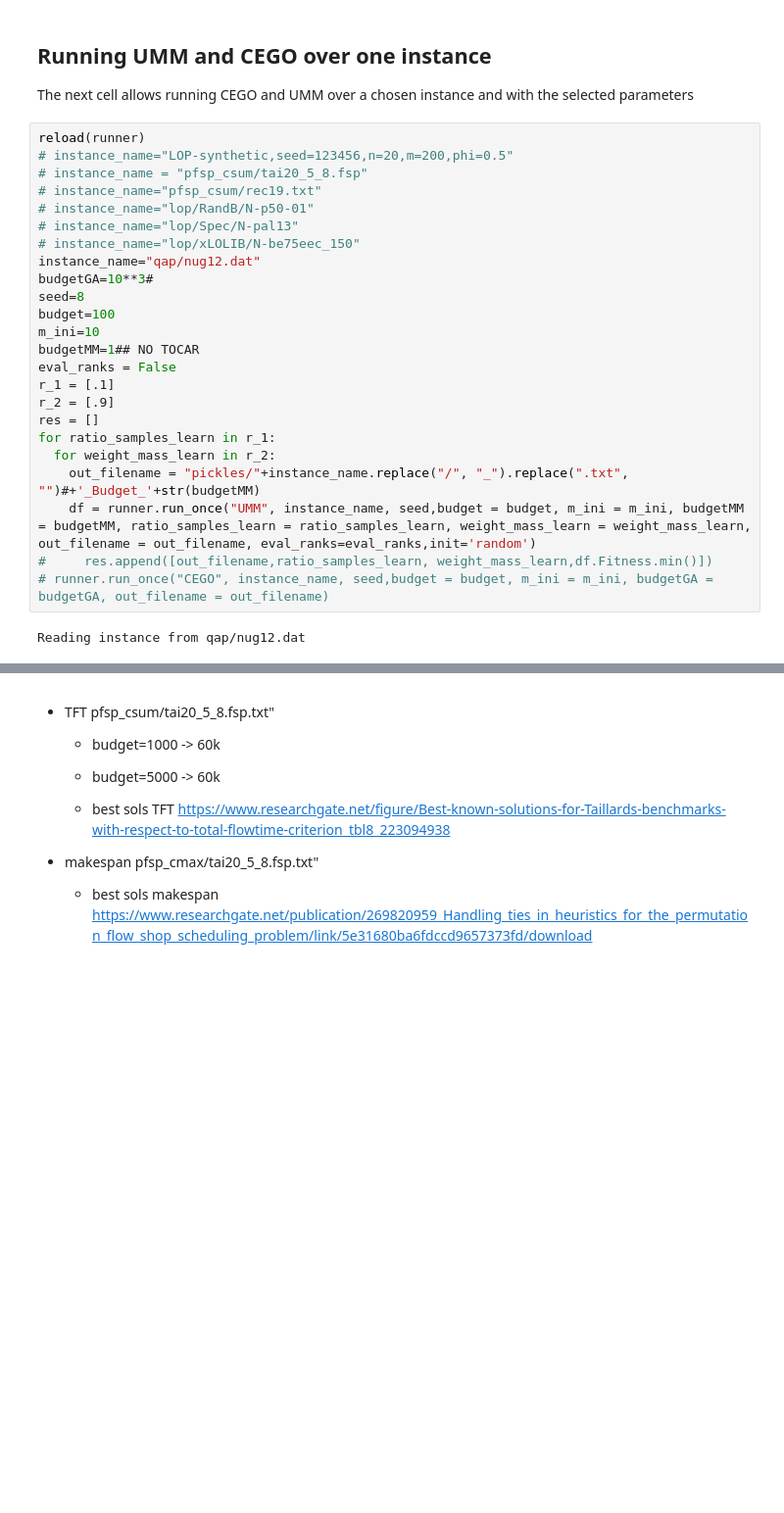
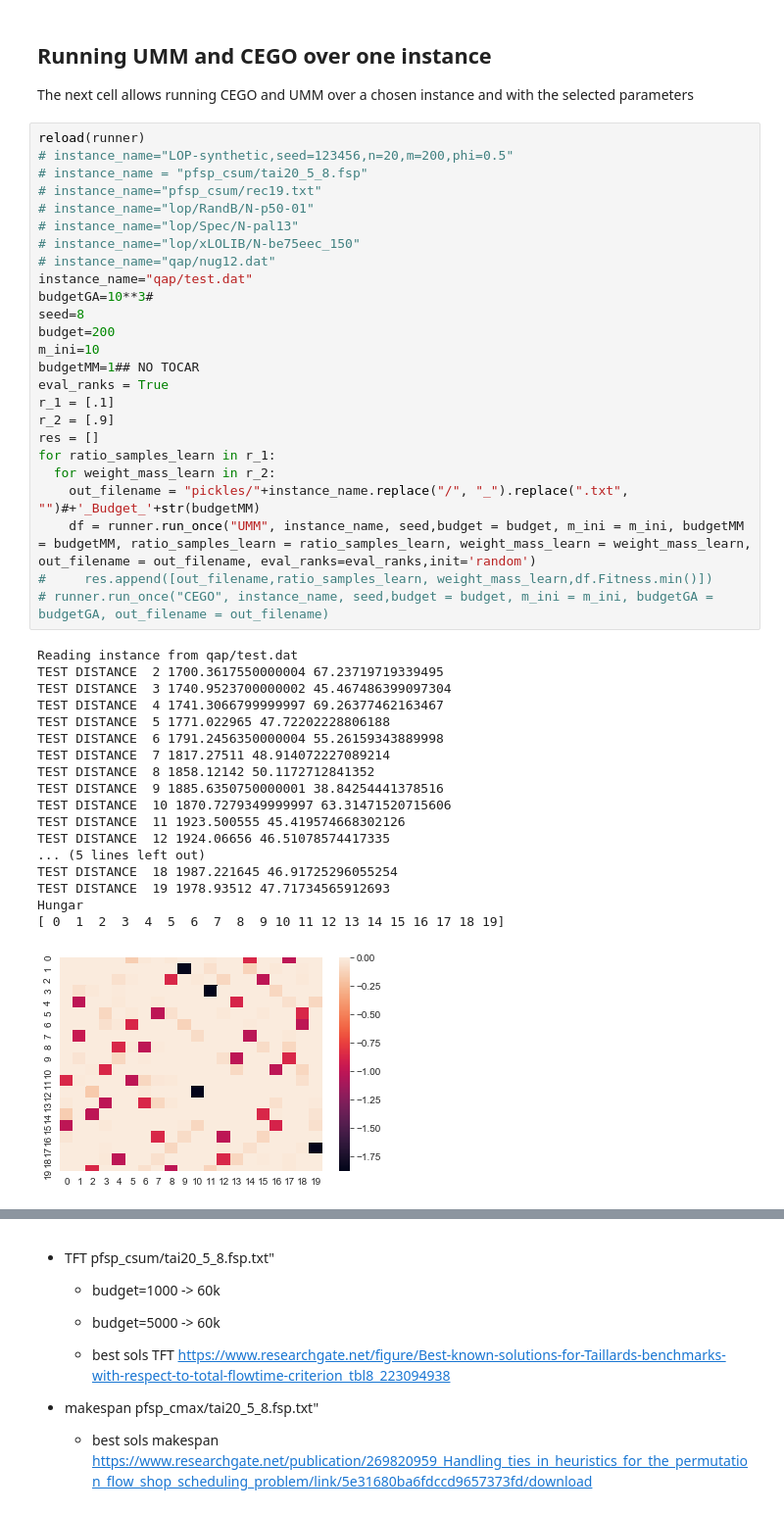
Before and after one commit to ekhiru/BB_optim, a Jupyter notebook: run_one_instance.ipynb, the cells around one changed output, grey strips where cells are left out. Shown at 98% size. Saved outputs shown, nothing was run; the diff lists cells and outputs as text; blank space fills up the shorter version.

```diff
--- a/run_one_instance.ipynb
+++ b/run_one_instance.ipynb
@@ -30,26 +57,44 @@ The next cell allows running CEGO and UMM over a chosen instance and with the se
 # %%
 reload(runner)
 # instance_name="LOP-synthetic,seed=123456,n=20,m=200,phi=0.5"
 # instance_name = "pfsp_csum/tai20_5_8.fsp"
 # instance_name="pfsp_csum/rec19.txt"
 # instance_name="lop/RandB/N-p50-01"
 # instance_name="lop/Spec/N-pal13"
 # instance_name="lop/xLOLIB/N-be75eec_150"
-instance_name="qap/nug12.dat"
+# instance_name="qap/nug12.dat"
+instance_name="qap/test.dat"
 budgetGA=10**3#
 seed=8
-budget=100
+budget=200
 m_ini=10
 budgetMM=1## NO TOCAR
-eval_ranks = False
+eval_ranks = True
 r_1 = [.1]
 r_2 = [.9]
 res = []
 for ratio_samples_learn in r_1:
   for weight_mass_learn in r_2:
     out_filename = "pickles/"+instance_name.replace("/", "_").replace(".txt", "")#+'_Budget_'+str(budgetMM)
     df = runner.run_once("UMM", instance_name, seed,budget = budget, m_ini = m_ini, budgetMM = budgetMM, ratio_samples_learn = ratio_samples_learn, weight_mass_learn = weight_mass_learn, out_filename = out_filename, eval_ranks=eval_ranks,init='random')
 #     res.append([out_filename,ratio_samples_learn, weight_mass_learn,df.Fitness.min()])
 # runner.run_once("CEGO", instance_name, seed,budget = budget, m_ini = m_ini, budgetGA = budgetGA, out_filename = out_filename)
 # %% [output]
-Reading instance from qap/nug12.dat
+Reading instance from qap/test.dat
+TEST DISTANCE  2 1700.3617550000004 67.23719719339495
+TEST DISTANCE  3 1740.9523700000002 45.467486399097304
+TEST DISTANCE  4 1741.3066799999997 69.26377462163467
+TEST DISTANCE  5 1771.022965 47.72202228806188
+TEST DISTANCE  6 1791.2456350000004 55.26159343889998
+TEST DISTANCE  7 1817.27511 48.914072227089214
+TEST DISTANCE  8 1858.12142 50.1172712841352
+TEST DISTANCE  9 1885.6350750000001 38.84254441378516
+TEST DISTANCE  10 1870.7279349999997 63.31471520715606
+TEST DISTANCE  11 1923.500555 45.419574668302126
+TEST DISTANCE  12 1924.06656 46.51078574417335
+... (5 lines left out)
+TEST DISTANCE  18 1987.221645 46.91725296055254
+TEST DISTANCE  19 1978.93512 47.71734565912693
+Hungar
+[ 0  1  2  3  4  5  6  7  8  9 10 11 12 13 14 15 16 17 18 19]
+[figure, added]
```
Also changed, not shown: parts of 7 cells of this notebook, 3 other files.
